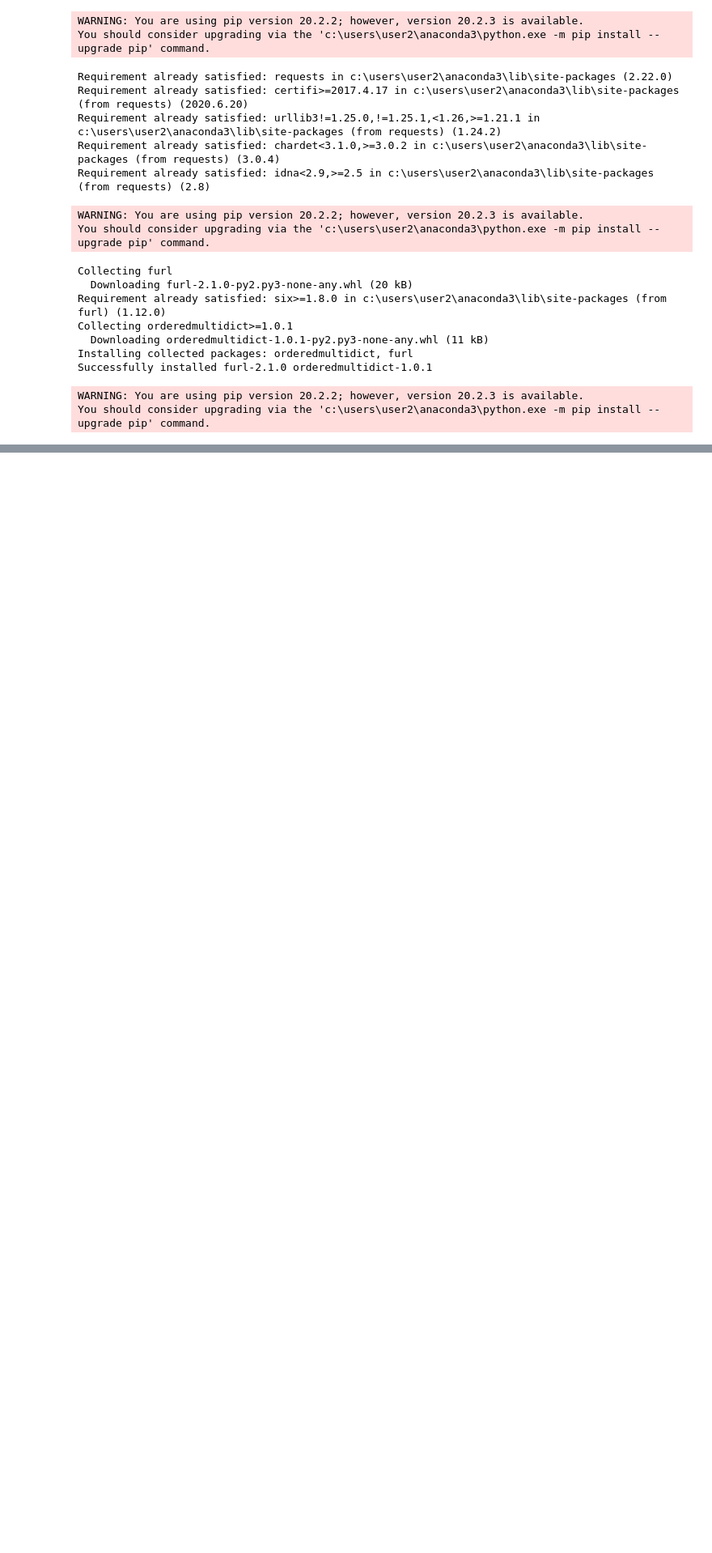
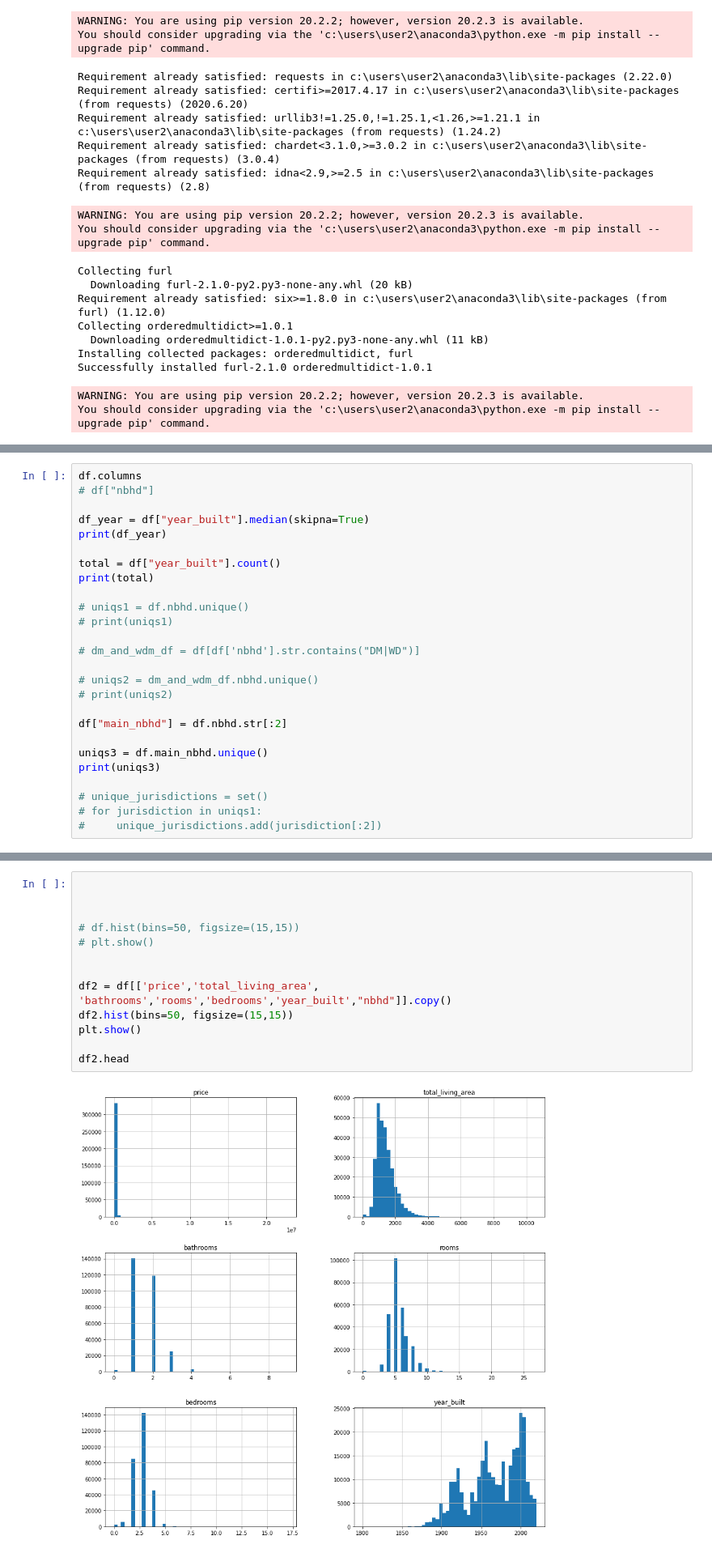
Before and after one commit to sobryan/BAIS6040-project-g13, a Jupyter notebook: data-import.ipynb, the cells around one changed output, grey strips where cells are left out. Shown at 81% size. Cells and saved outputs as stored; diff of their text form; blank space fills up the shorter version.

```diff
--- a/data-import.ipynb
+++ b/data-import.ipynb
@@ -95,0 +319,26 @@ http://maps.google.com/maps?q=41.5896426676162,-93.6107644172155&t=h&z=18
+# %%
+df.columns
+# df["nbhd"]
+
+df_year = df["year_built"].median(skipna=True)
+print(df_year)
+
+total = df["year_built"].count()
+print(total)
+
+# uniqs1 = df.nbhd.unique()
+# print(uniqs1)
+
+# dm_and_wdm_df = df[df['nbhd'].str.contains("DM|WD")]
+
+# uniqs2 = dm_and_wdm_df.nbhd.unique()
+# print(uniqs2)
+
+df["main_nbhd"] = df.nbhd.str[:2]
+
+uniqs3 = df.main_nbhd.unique()
+print(uniqs3)
+
+# unique_jurisdictions = set()
+# for jurisdiction in uniqs1:
+#     unique_jurisdictions.add(jurisdiction[:2])
@@ -95,0 +351,15 @@ http://maps.google.com/maps?q=41.5896426676162,-93.6107644172155&t=h&z=18
+# %%
+
+
+
+# df.hist(bins=50, figsize=(15,15))
+# plt.show()
+
+
+df2 = df[['price','total_living_area', 'bathrooms','rooms','bedrooms','year_built',"nbhd"]].copy()
+df2.hist(bins=50, figsize=(15,15))
+plt.show()
+
+df2.head
+# %% [output]
+[figure, added]
```
Also changed, not shown: parts of 55 cells of this notebook, 16 other files.
